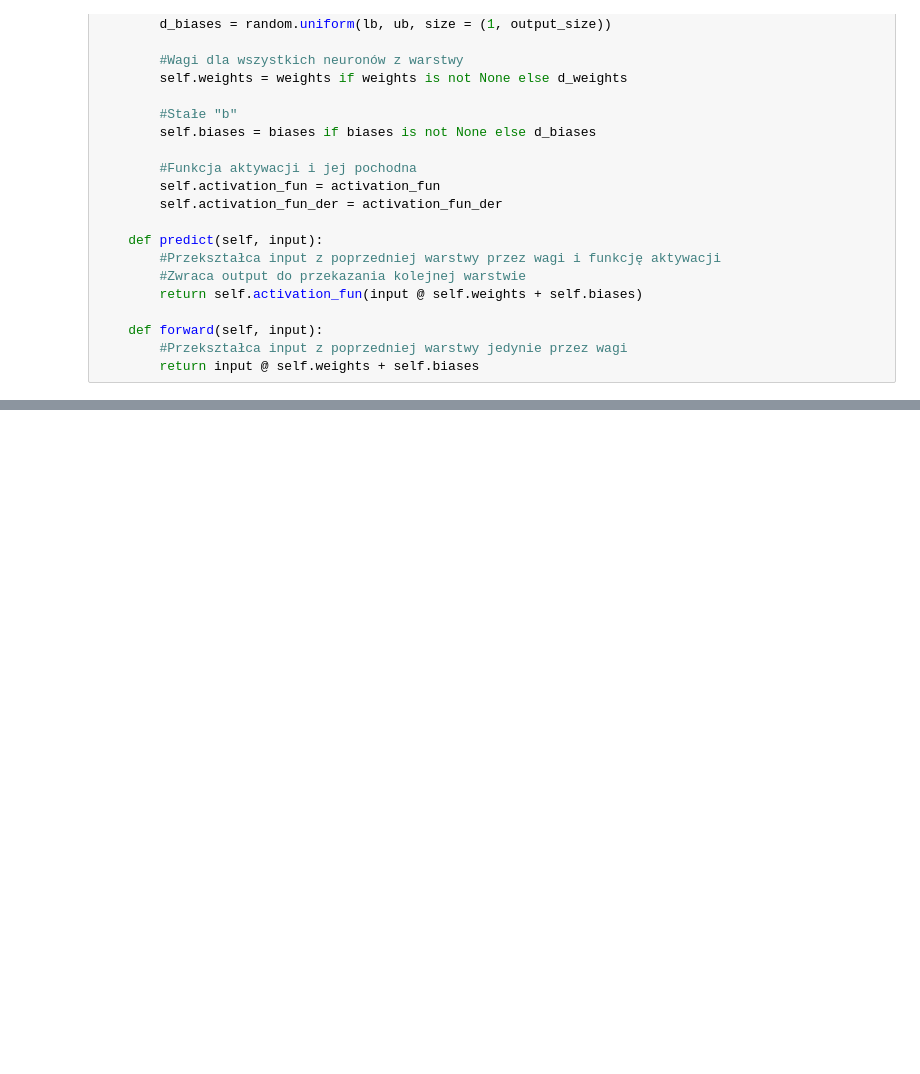
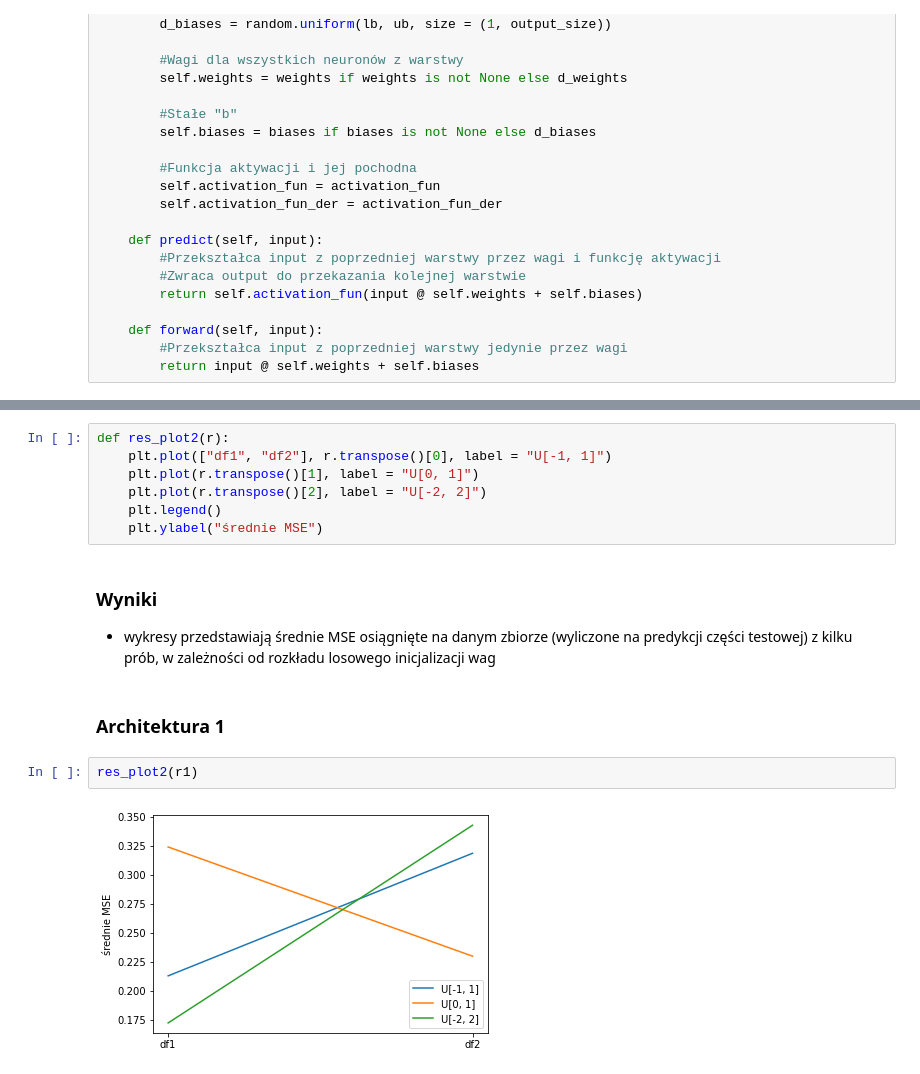
Before and after one commit to okcze/AI_intro, a Jupyter notebook: MLP_backrop.ipynb, the cells around one changed output, grey strips where cells are left out. Cells and saved outputs as stored; diff of their text form; blank space fills up the shorter version.

```diff
--- a/MLP_backrop.ipynb
+++ b/MLP_backrop.ipynb
@@ -291,0 +459,17 @@ predicted_real(pred_test, y_test)
+# %%
+def res_plot2(r):
+    plt.plot(["df1", "df2"], r.transpose()[0], label = "U[-1, 1]")
+    plt.plot(r.transpose()[1], label = "U[0, 1]")
+    plt.plot(r.transpose()[2], label = "U[-2, 2]")
+    plt.legend()
+    plt.ylabel("średnie MSE")
+# %% [markdown]
+### Wyniki
+
+- wykresy przedstawiają średnie MSE osiągnięte na danym zbiorze (wyliczone na predykcji części testowej) z kilku prób, w zależności od rozkładu losowego inicjalizacji wag
+# %% [markdown]
+### Architektura 1
+# %%
+res_plot2(r1)
+# %% [output]
+[figure, added]
```
Also changed, not shown: parts of 42 cells of this notebook, 1 other file.
